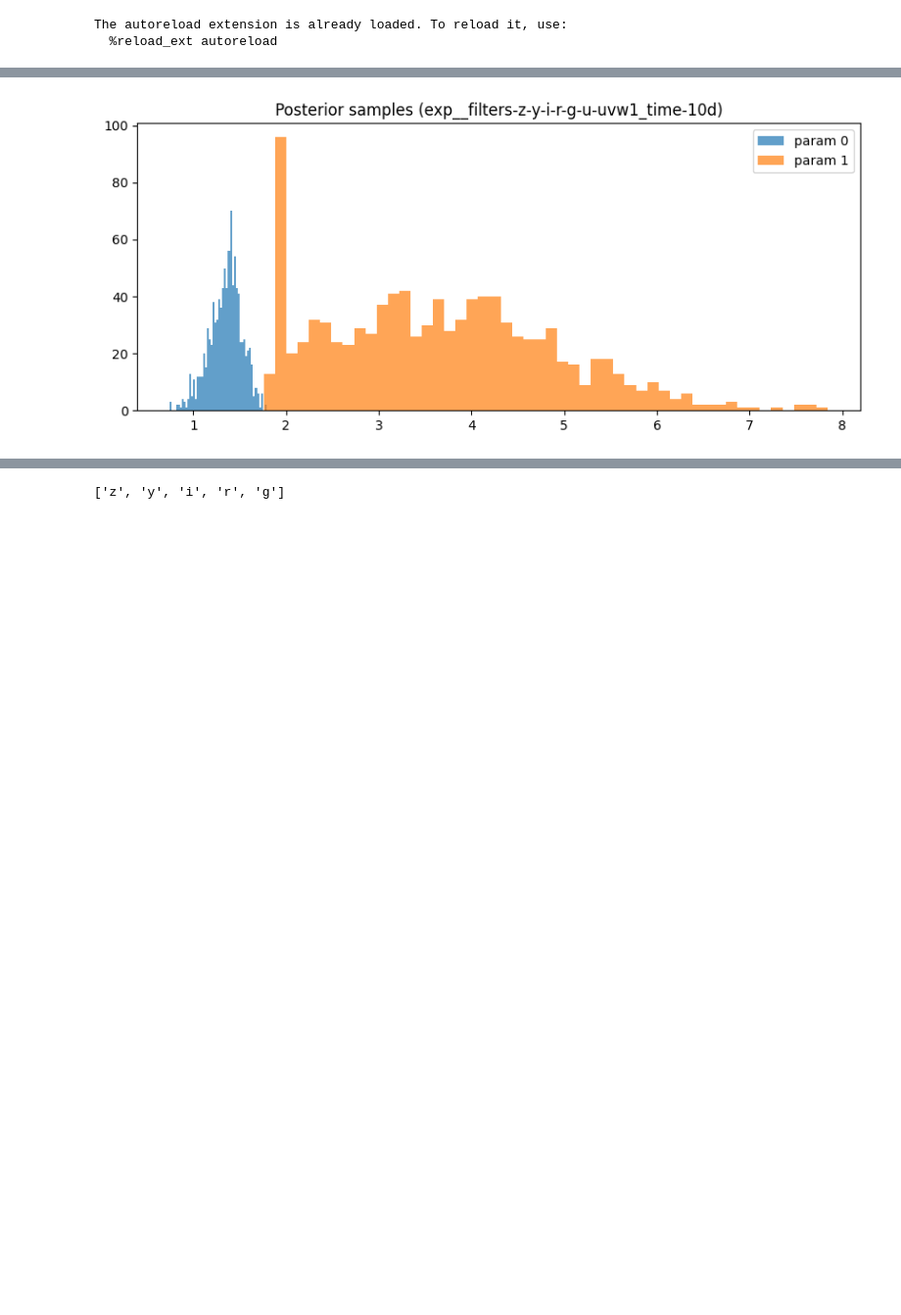
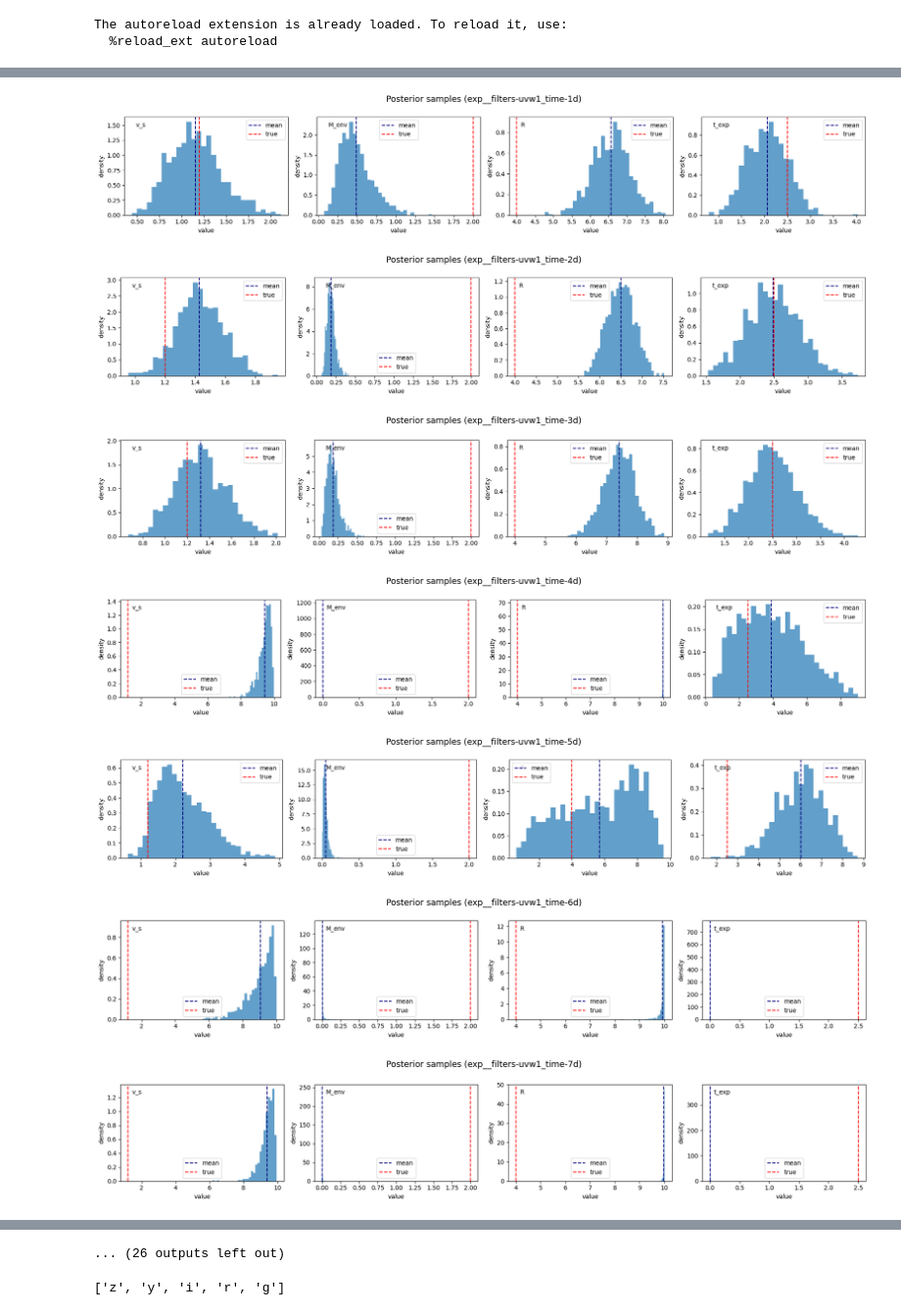
Before and after one commit to gsmteixeira/pilca, a Jupyter notebook: notebooks/04_evaluating_experiments.ipynb, the cells around one changed output, grey strips where cells are left out. Shown at 98% size. Cells and saved outputs as stored; diff of their text form; code cells hidden in the pictures; blank space fills up the shorter version.

```diff
--- a/notebooks/04_evaluating_experiments.ipynb
+++ b/notebooks/04_evaluating_experiments.ipynb
@@ -24,10 +24,10 @@ The autoreload extension is already loaded. To reload it, use:
   %reload_ext autoreload
 # %%
 BASE_DIR = os.path.join(ut.storage_parent_path, "experiments")
-EXP_NAME = "TEST_0"
+EXP_NAME = "TEST_1"
 EXPERIMENTS_DIR = os.path.join(ut.storage_parent_path, "experiments", EXP_NAME)
 # %%
-all_filters = ["z", "y", "i", "r", "g", "u", "uvw1"]  # from red to UV
+all_filters = ["z", "y", "i", "r", "g", "u", "uvw1"][::-1]  # from red to UV
 mjd_array = np.linspace(3, 13, 600)
 
 
@@ -183,5 +189,5 @@ plot_loss(df.iloc[-1]["exp_name"])
 # %%
-all_filters = ["z", "y", "i", "r", "g", "u", "uvw1"]  # from red to UV
+all_filters = ["z", "y", "i", "r", "g", "u", "uvw1"][::-1]  # from red to UV
 max_days = 10
 time_spans = np.arange(1, max_days + 1)
 filter_combinations = [all_filters[:i+1] for i in range(len(all_filters))]
@@ -217,7 +223,7 @@ for filt_subset in filter_combinations:
         # chi2 = res["chi2"]
         # print(chi2)
         # aaa
-        result_dict["chi2"][last_f][i] = res["chi2"] if res["chi2"]<20 else np.nan
+        result_dict["chi2"][last_f][i] = res["chi2"] if res["chi2"]<2 else np.nan
         result_dict["cdf"][last_f][i] = res["cdf"]   # vector per parameter
         result_dict["perdev"][last_f][i] = res["perdev"]  # vector per parameter
 
@@ -314,19 +320,48 @@ plot_heatmap(global_perdev_df, "Mean |PerDev| across all parameters", "Mean |Per
 # %%
 
 # ==============================================
 # 📦 5. (Optional) Inspect posterior samples
 # ==============================================
-example_exp = df.iloc[-1]["exp_name"]
-samples_path = os.path.join(EXPERIMENTS_DIR, example_exp, "samples.npy")
-if os.path.exists(samples_path):
-    samples = np.load(samples_path)
-    plt.figure(figsize=(10,4))
-    plt.hist(samples[:,0], bins=50, alpha=0.7, label="param 0")
-    plt.hist(samples[:,2], bins=50, alpha=0.7, label="param 1")
-    plt.legend()
-    plt.title(f"Posterior samples ({example_exp})")
-    plt.show()
-else:
-    print("No samples.npy found in", example_exp)
+
+for expname in df["exp_name"]:
+    example_exp = expname#df.iloc[-1]["exp_name"]
+    samples_path = os.path.join(EXPERIMENTS_DIR, example_exp, "samples.npy")
+    if os.path.exists(samples_path):
+        samples = np.load(samples_path)
+        param_names = ["v_s", "M_env",  "R", "t_exp"]
+        mean = samples.mean(0)
+        std = samples.std(0)
+        true = builder.model_parameters
+        fig, axes = plt.subplots(1, 4, figsize=(18, 3))
+        for i, name in enumerate(param_names):
+            axes[i].hist(samples[:, i], bins=30, density=True, color="tab:blue", alpha=0.7)
+            axes[i].axvline(mean[i], color="navy", linestyle="--", label="mean")
+            axes[i].axvline(true[i], color="red", linestyle="--", label="true")
+
+
+            axes[i].annotate(name, xy=(.07,.9), xycoords="axes fraction")
+            axes[i].set_xlabel("value")
+            axes[i].set_ylabel("density")
+            axes[i].legend()
+
+        plt.tight_layout()
+        # plt.show()
+        plt.annotate(
+            f"Posterior samples ({example_exp})",
+            xy=(0.5, 1.1),
+            xycoords="figure fraction",
+            ha="center",
+            va="top",
+            fontsize=14
+        )
+        plt.show()
+    else:
+        print("No samples.npy found in", example_exp)
 # %% [output]
-[figure, old version]
+[figure, new version]
+[figure, added]
+[figure, added]
+[figure, added]
+[figure, added]
+[figure, added]
+[figure, added]
@@ -333,3 +373,4 @@ else:
+... (26 outputs left out)
 # %%
 ["z", "y", "i", "r", "g"]
 # %% [output]
```
Also changed, not shown: parts of 9 cells of this notebook, 4 other files.
